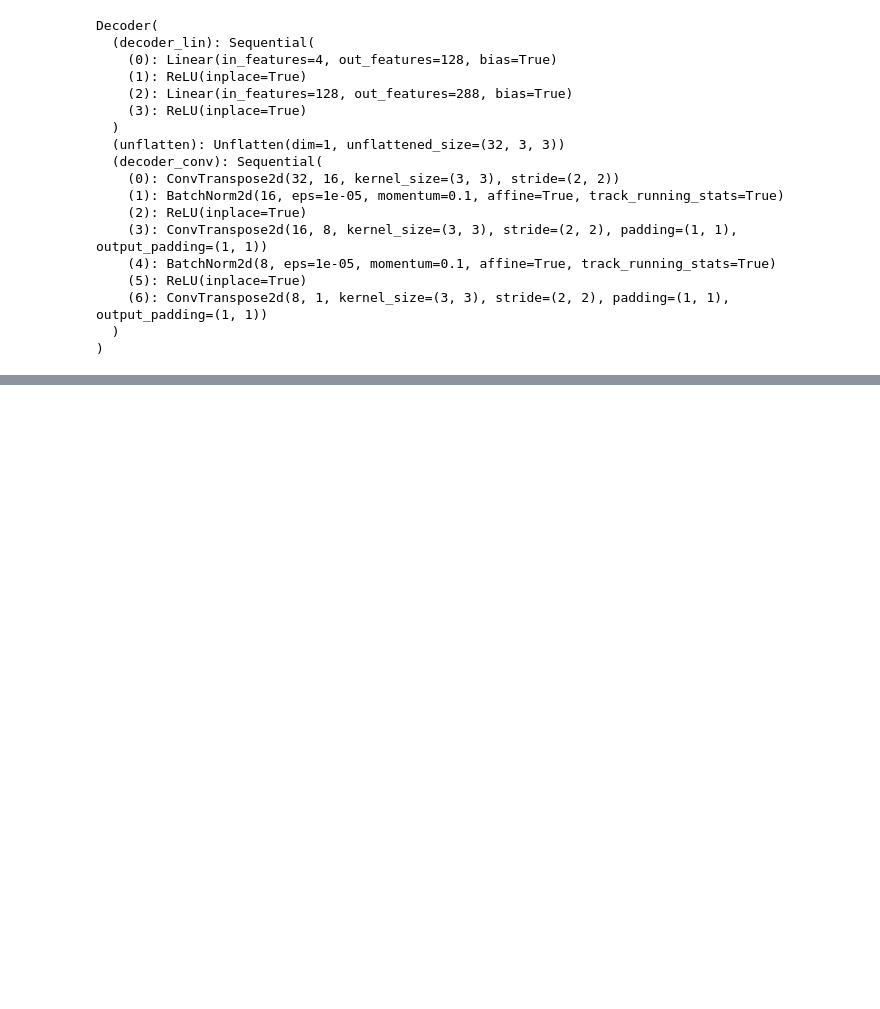
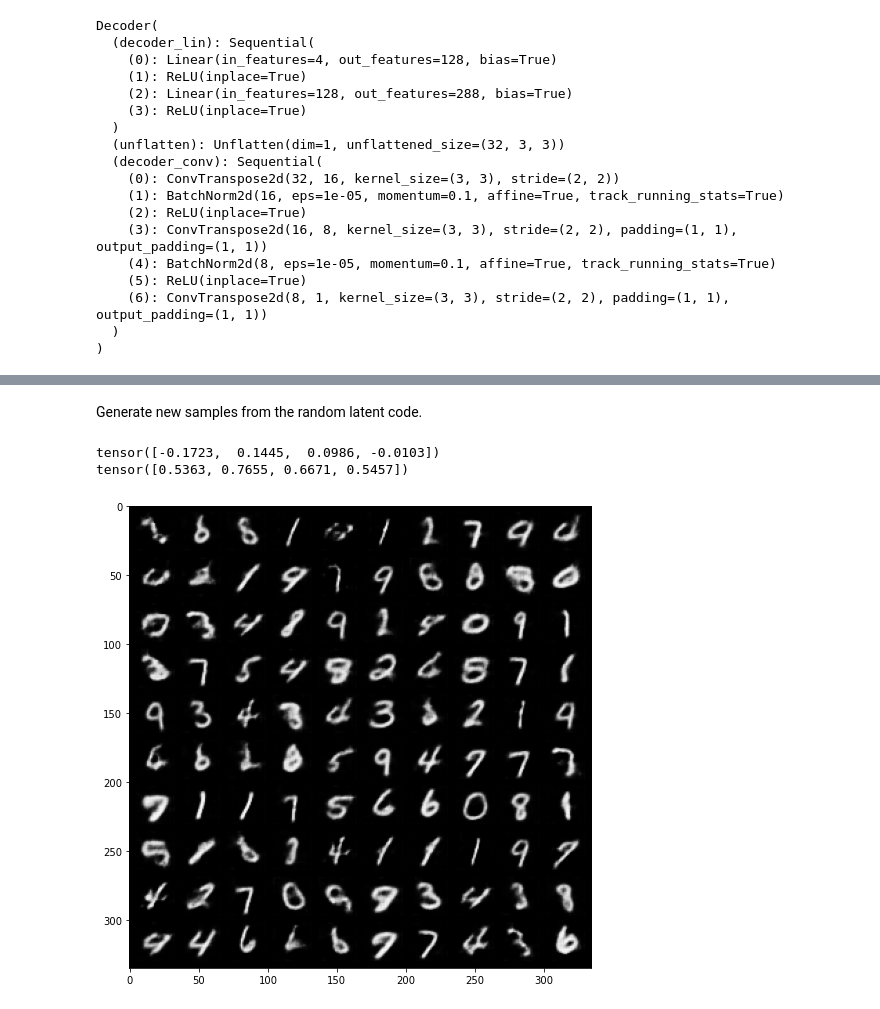
Before and after one commit to geek-yang/pilot-ML, a Jupyter notebook: transformer/convolutional_autoencoder.ipynb, the cells around one changed output, grey strips where cells are left out. Saved outputs shown, nothing was run; the diff lists cells and outputs as text; code cells hidden in the pictures; blank space fills up the shorter version.

```diff
--- a/transformer/convolutional_autoencoder.ipynb
+++ b/transformer/convolutional_autoencoder.ipynb
@@ -190,0 +403,37 @@ def train_epoch(encoder, decoder, device, dataloader, loss_fn, optimizer):
+# %% [markdown]
+Generate new samples from the random latent code.
+# %%
+def show_image(img):
+    npimg = img.numpy()
+    plt.imshow(np.transpose(npimg, (1, 2, 0)))
+
+encoder.eval()
+decoder.eval()
+
+with torch.no_grad():
+    # calculate mean and std of latent code, generated takining in test images as inputs
+    images, labels = iter(test_loader).next()
+    images = images.to(device)
+    latent = encoder(images)
+    latent = latent.cpu()
+
+    mean = latent.mean(dim=0)
+    print(mean)
+    std = (latent - mean).pow(2).mean(dim=0).sqrt()
+    print(std)
+
+    # sample latent vectors from the normal distribution
+    latent = torch.randn(128, d)*std + mean
+
+    # reconstruct images from the random latent vectors
+    latent = latent.to(device)
+    img_recon = decoder(latent)
+    img_recon = img_recon.cpu()
+
+    fig, ax = plt.subplots(figsize=(20, 8.5))
+    show_image(torchvision.utils.make_grid(img_recon[:100],10,5))
+    plt.show()
+# %% [output]
+tensor([-0.1723,  0.1445,  0.0986, -0.0103])
+tensor([0.5363, 0.7655, 0.6671, 0.5457])
+[figure, added]
```
Also changed, not shown: parts of 13 cells of this notebook.
